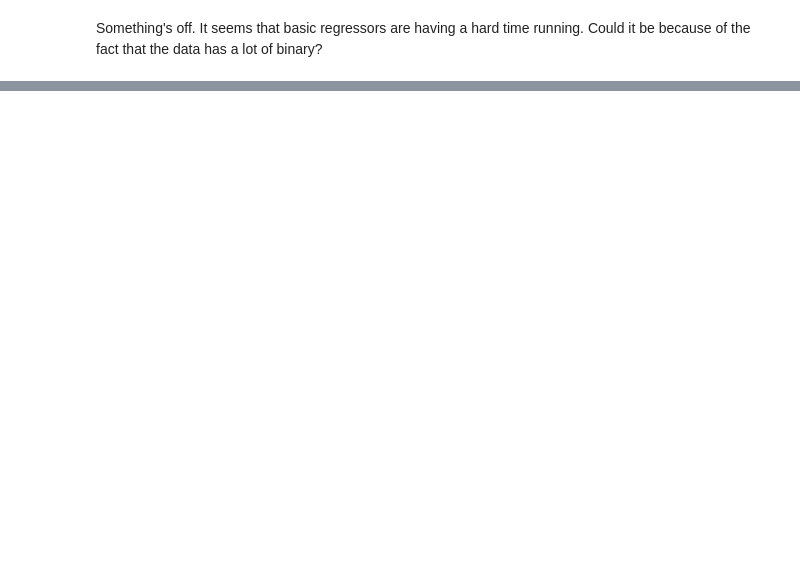
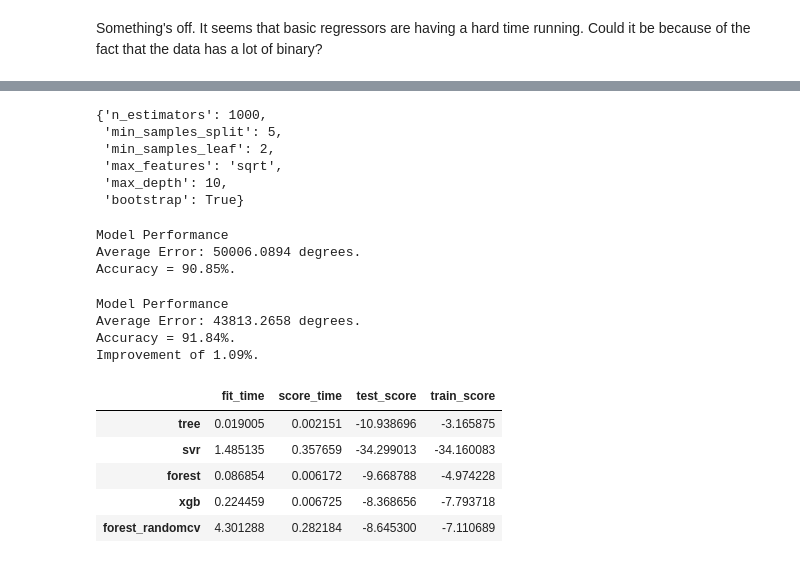
Before and after one commit to frankhu19/NBA2019, a Jupyter notebook: Processing and Modeling.ipynb, the cells around one changed output, grey strips where cells are left out. Drawn from its saved outputs; the diff is of its cells as text; code cells hidden in the pictures; blank space fills up the shorter version.

```diff
--- a/Processing and Modeling.ipynb
+++ b/Processing and Modeling.ipynb
@@ -315,0 +332,23 @@ RESULTS["ElasticNet"] = evaluate_model(ElasticNet(random_state=0))
+# %%
+from sklearn.model_selection import RandomizedSearchCV
+# Number of trees in random forest
+n_estimators = [int(x) for x in np.linspace(start = 200, stop = 2000, num = 10)]
+# Number of features to consider at every split
+max_features = ['auto', 'sqrt']
+# Maximum number of levels in tree
+max_depth = [int(x) for x in np.linspace(10, 110, num = 11)]
+max_depth.append(None)
+# Minimum number of samples required to split a node
+min_samples_split = [2, 5, 10]
+# Minimum number of samples required at each leaf node
+min_samples_leaf = [1, 2, 4]
+# Method of selecting samples for training each tree
+bootstrap = [True, False]
+# Create the random grid
+random_grid = {'n_estimators': n_estimators,
+               'max_features': max_features,
+               'max_depth': max_depth,
+               'min_samples_split': min_samples_split,
+               'min_samples_leaf': min_samples_leaf,
+               'bootstrap': bootstrap}
+print(random_grid)
@@ -315,0 +434,38 @@ RESULTS["ElasticNet"] = evaluate_model(ElasticNet(random_state=0))
+# %%
+rf_random.best_params_
+# %% [output]
+{'n_estimators': 1000,
+ 'min_samples_split': 5,
+ 'min_samples_leaf': 2,
+ 'max_features': 'sqrt',
+ 'max_depth': 10,
+ 'bootstrap': True}
+# %%
+def evaluate(model, test_features, test_labels):
+    predictions = model.predict(test_features)
+    errors = abs(predictions - test_labels)
+    mape = 100 * np.mean(errors / test_labels)
+    accuracy = 100 - mape
+    print('Model Performance')
+    print('Average Error: {:0.4f} degrees.'.format(np.mean(errors)))
+    print('Accuracy = {:0.2f}%.'.format(accuracy))
+
+    return accuracy
+
+
+base_model = RandomForestRegressor(n_estimators = 10, random_state = 42)
+base_model.fit(X_train, y_train)
+base_accuracy = evaluate(base_model, X_test, y_test)
+# %% [output]
+Model Performance
+Average Error: 50006.0894 degrees.
+Accuracy = 90.85%.
+# %%
+best_random = rf_random.best_estimator_
+random_accuracy = evaluate(best_random, X_test, y_test)
+print('Improvement of {:0.2f}%.'.format( 100 * (random_accuracy - base_accuracy) / base_accuracy))
+# %% [output]
+Model Performance
+Average Error: 43813.2658 degrees.
+Accuracy = 91.84%.
+Improvement of 1.09%.
@@ -315,0 +474,9 @@ RESULTS["ElasticNet"] = evaluate_model(ElasticNet(random_state=0))
+# %%
+display_results(RESULTS)
+# %% [output]
+|  | fit_time | score_time | test_score | train_score |
+| tree | 0.019005 | 0.002151 | -10.938696 | -3.165875 |
+| svr | 1.485135 | 0.357659 | -34.299013 | -34.160083 |
+| forest | 0.086854 | 0.006172 | -9.668788 | -4.974228 |
+| xgb | 0.224459 | 0.006725 | -8.368656 | -7.793718 |
+| forest_randomcv | 4.301288 | 0.282184 | -8.645300 | -7.110689 |
```
Also changed, not shown: parts of 43 cells of this notebook, 2 other files.
